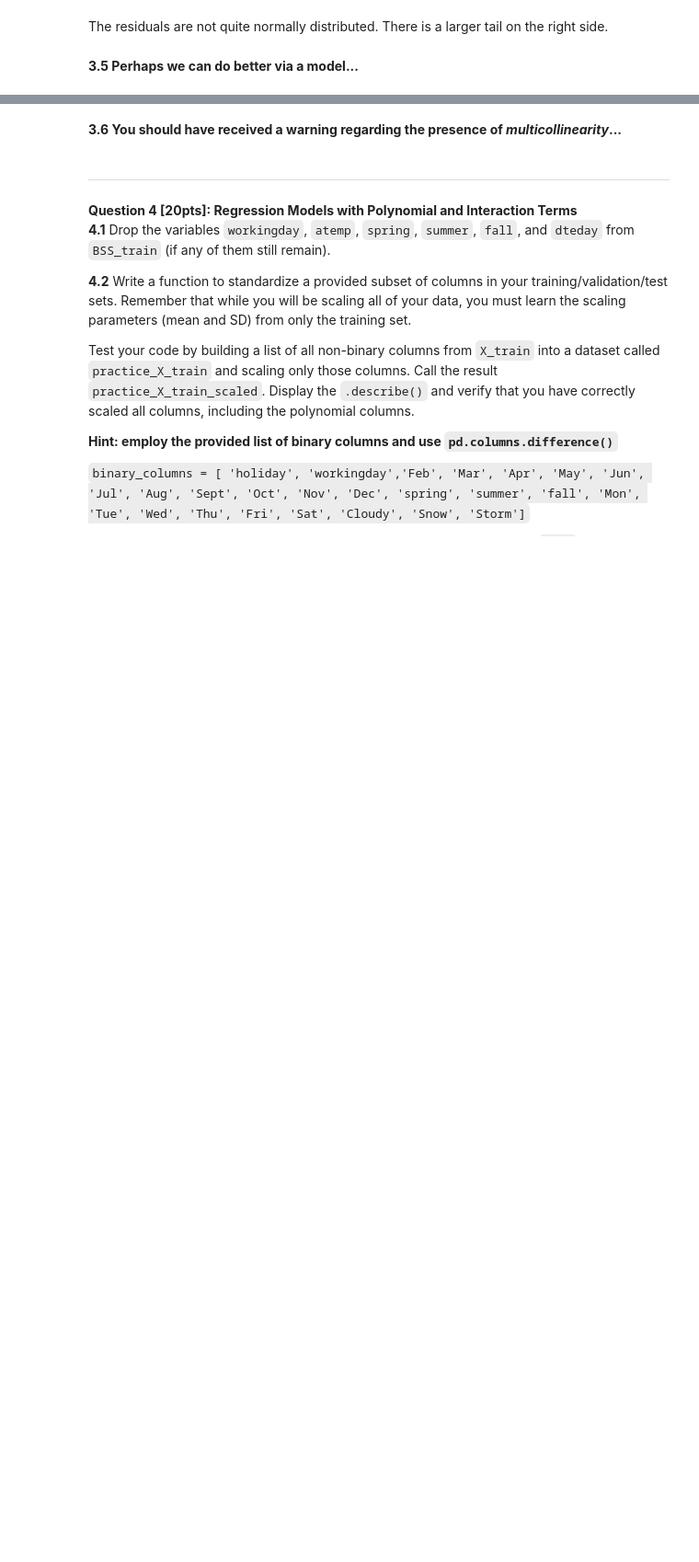
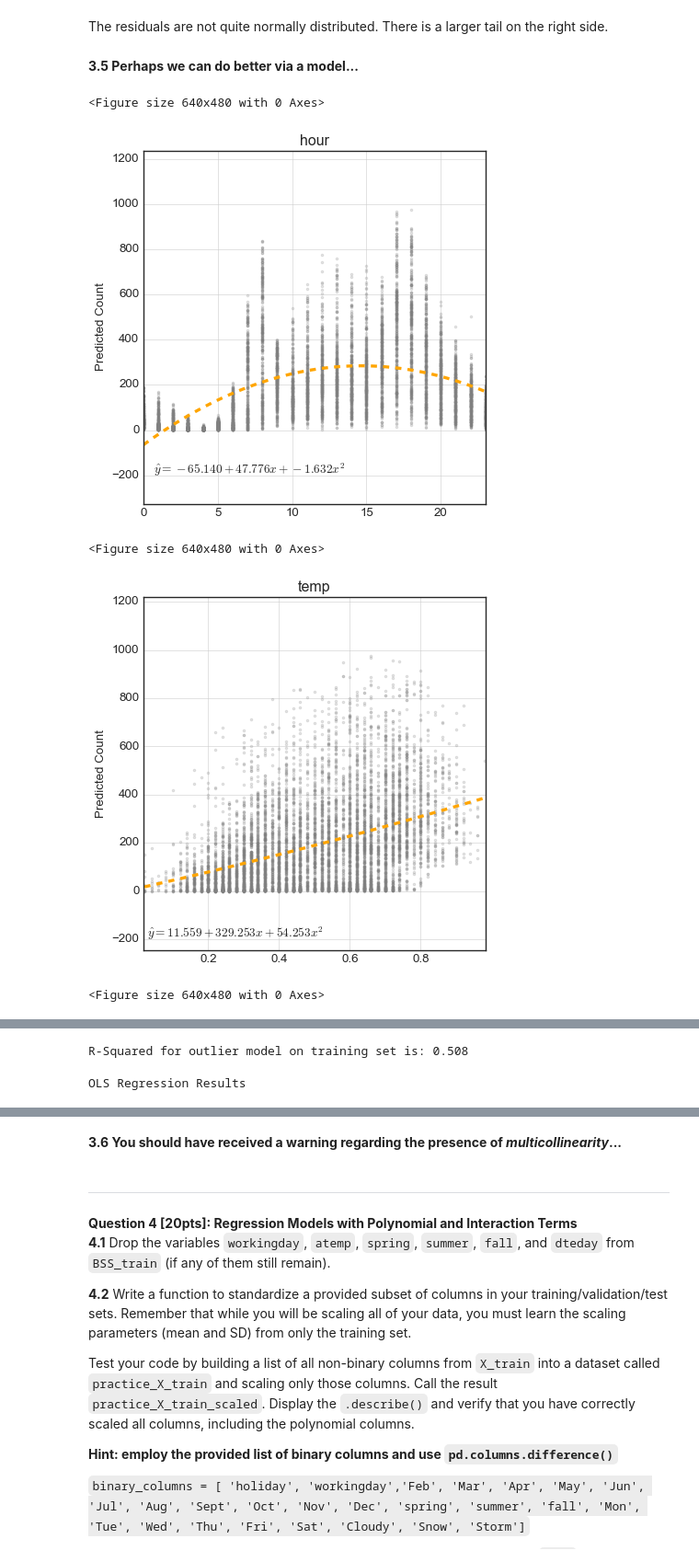
Before and after one commit to kdumontnu/2019-CS109A, a Jupyter notebook: homework/hw3/cs109a_hw3submit.ipynb, the cells around one changed output, grey strips where cells are left out. Shown at 92% size. Cells and saved outputs as stored; diff of their text form; code cells hidden in the pictures; blank space fills up the shorter version.

```diff
--- a/homework/hw3/cs109a_hw3submit.ipynb
+++ b/homework/hw3/cs109a_hw3submit.ipynb
@@ -653,0 +654,39 @@ The residuals are not quite normally distributed. There is a larger tail on the
+# %%
+# your code here
+X_train_poly = X_train.copy()
+squared_predictors = ['hour', 'temp', 'hum']
+
+for pred in squared_predictors:
+    # Update New Model
+    X_train_poly = np.concatenate((X_train_poly, np.power([X_train[:, predictor_vars.index(pred)]], 2).T), axis=1)
+
+    # Create Model for lone
+    OLSModel = sm.OLS(BSS_train.counts, sm.add_constant(
+        np.concatenate((np.array([X_train_poly[:, predictor_vars.index(pred)]]).T,
+                        np.array([X_train_poly[:, -1]]).T), axis=1)))
+    OLSModel_Fit = OLSModel.fit()
+    x = np.linspace(min(X_train_poly[:, predictor_vars.index(pred)]), max(X_train_poly[:, predictor_vars.index(pred)]), 100)
+    y = OLSModel_Fit.params[0] + OLSModel_Fit.params[1]*x + OLSModel_Fit.params[2]*np.power(x, 2)
+    plt.clf()
+    fig, axes = plt.subplots(nrows=1, ncols=1, figsize=(6, 6))
+    plt.scatter(X_train_poly[:, predictor_vars.index(pred)], BSS_train.counts, color='grey', marker='.', alpha=0.2)
+    plt.plot(x, y, color='orange', ls='--', linewidth=3)
+    plt.title(pred)
+    plt.ylabel('Predicted Count')
+    plt.grid(True)
+    plt.margins(0, 0.25)
+    plt.text(0,-200 + 8,r"""   $\^y={:1.3f} + {:1.3f}x + {:1.3f}x^2$""".format(OLSModel_Fit.params[0],OLSModel_Fit.params[1],OLSModel_Fit.params[2]))
+    plt.show()
+
+OLSModel = sm.OLS(BSS_train.counts, sm.add_constant(X_train_poly))
+OLSModel_Fit = OLSModel.fit()
+
+print('R-Squared for outlier model on training set is: {0:1.3f}'.format(OLSModel_Fit.rsquared))
+
+OLSModel_Fit.summary(xname= ['const'] + predictor_vars + np.core.defchararray.add(squared_predictors, '^2').tolist())
+# %% [output]
+<Figure size 640x480 with 0 Axes>
+[figure, added]
+<Figure size 640x480 with 0 Axes>
+[figure, added]
+<Figure size 640x480 with 0 Axes>
@@ -653,0 +694,2 @@ The residuals are not quite normally distributed. There is a larger tail on the
+R-Squared for outlier model on training set is: 0.508
+OLS Regression Results
```
Also changed, not shown: parts of 9 cells of this notebook.
